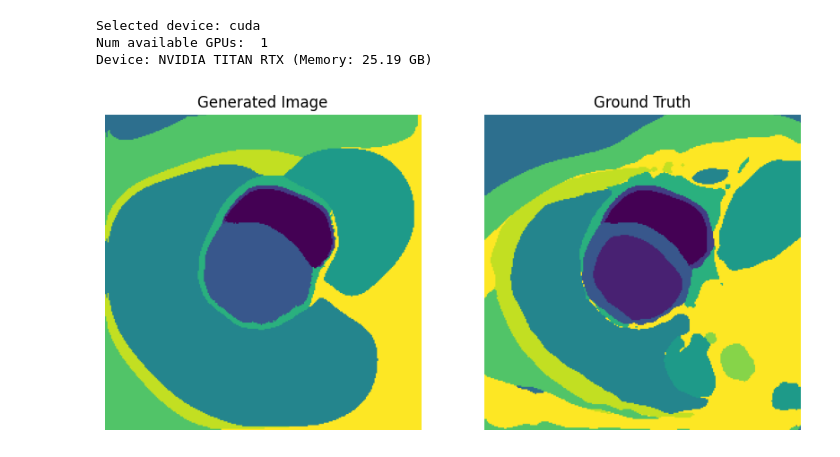
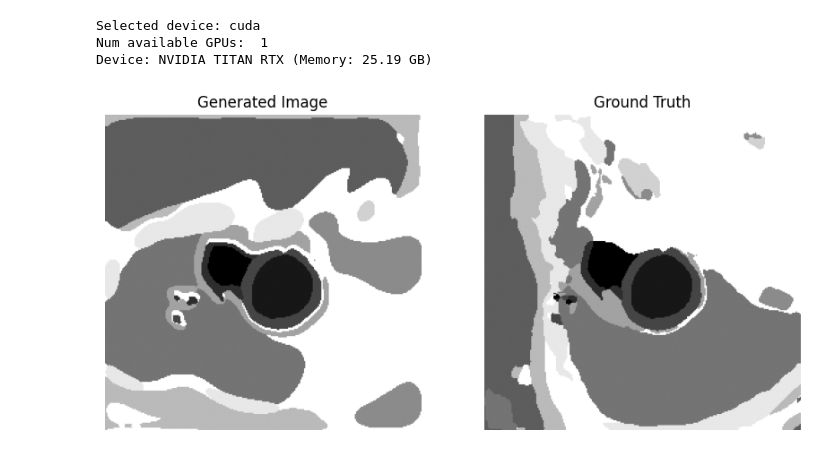
Before and after one commit to paolodc5/CMR_synthesis, a Jupyter notebook: mt_gan_basic_train.ipynb, the cells around one changed output. Cells and saved outputs as stored; diff of their text form; code cells hidden in the pictures.

```diff
--- a/mt_gan_basic_train.ipynb
+++ b/mt_gan_basic_train.ipynb
@@ -211,14 +265,14 @@ with torch.no_grad():
     gen_img = gen(input)
 # %%
 fig, ax = plt.subplots(1, 2, figsize=(10, 10))
-ax[0].imshow(torch.argmax(gen_img[0], dim=0).cpu())
+ax[0].imshow(torch.argmax(gen_img[2], dim=0).cpu(), cmap='gray')
 ax[0].set_title("Generated Image")
 ax[0].axis("off")
 
-ax[1].imshow(gt[0].cpu())
+ax[1].imshow(gt[2].cpu(), cmap='gray')
 ax[1].set_title("Ground Truth")
 ax[1].axis("off")
 
 plt.show()
 # %% [output]
-[figure, old version]
+[figure, new version]
```
Also changed, not shown: parts of 8 cells of this notebook, 3 other files.
